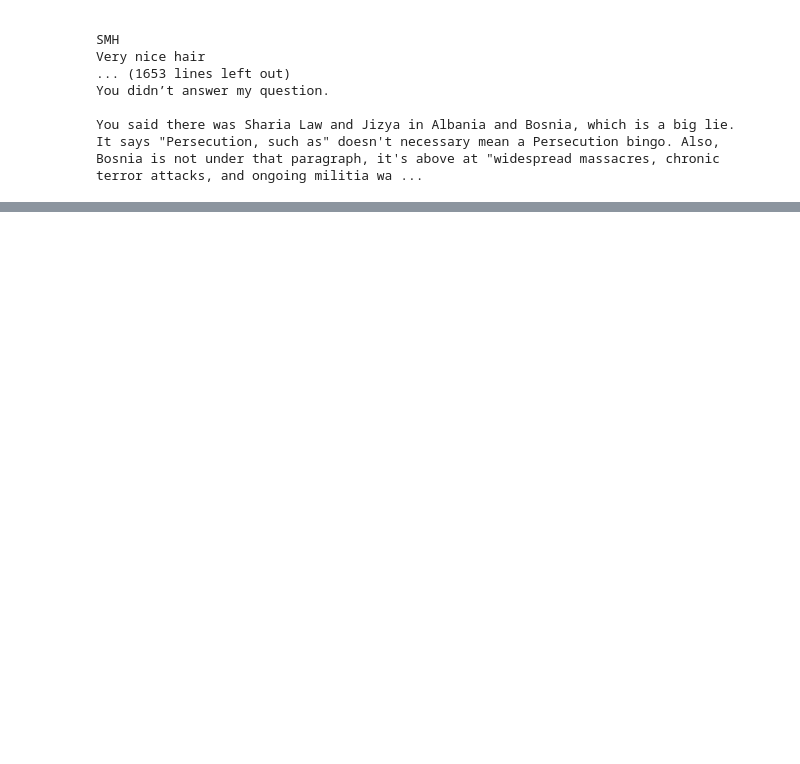
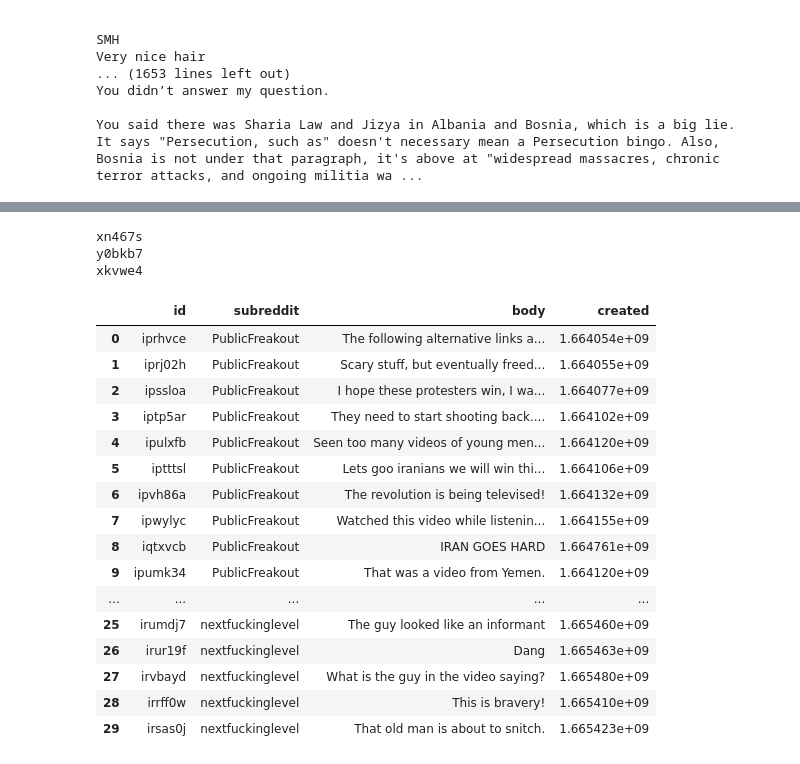
Before and after one commit to Extrieve/NLProject, a Jupyter notebook: Reddit/reddit_posts_and_corpus.ipynb, the cells around one changed output, grey strips where cells are left out. Cells and saved outputs as stored; diff of their text form; code cells hidden in the pictures; blank space fills up the shorter version.

Commit message:
Sample Reddit

```diff
--- a/Reddit/reddit_posts_and_corpus.ipynb
+++ b/Reddit/reddit_posts_and_corpus.ipynb
@@ -146,15 +126,3 @@ You said there was Sharia Law and Jizya in Albania and Bosnia, which is a big li
 It says "Persecution, such as" doesn't necessary mean a Persecution bingo. Also, Bosnia is not under that paragraph, it's above at "widespread massacres, chronic terror attacks, and ongoing militia wa ...
 # %%
 test_df =freespeech_df.copy()
-# %%
-
-test_comments = []
-for i in freespeech_df["id"]:
-    submission = reddit.submission(id=i)
-    submission.comments.replace_more(limit=None)
-    comment_queue = submission.comments[:]  # Seed with top-level
-    while comment_queue:
-        comment = comment_queue.pop(0)
-        test_comments.append(comment.body)
-        test_df["comments"] = test_comments
-        comment_queue.extend(comment.replies)
@@ -179,3 +129,43 @@ test_df
+# %%
+
+test_comments = []
+test_ids = freespeech_df.id.tolist()
+# take only first 3 ids
+test_ids = test_ids[0:3]
+for i in test_ids:
+    submission = reddit.submission(id=i)
+    # get all comments from submission
+    submission.comments.replace_more(limit=None)
+    for comment in submission.comments.list():
+        test_comments.append([comment.id, comment.subreddit, comment.body, comment.created])
+
+
+test_comments_df = pd.DataFrame(test_comments,columns=['id', 'subreddit', 'body', 'created',])
+test_comments_df.to_csv('test_comments.csv', index=False)
+# %% [output]
+xn467s
+y0bkb7
+xkvwe4
+# %%
+test_comments_df.head(30)
+# %% [output]
+|  | id | subreddit | body | created |
+| 0 | iprhvce | PublicFreakout | The following alternative links a... | 1.664054e+09 |
+| 1 | iprj02h | PublicFreakout | Scary stuff, but eventually freed... | 1.664055e+09 |
+| 2 | ipssloa | PublicFreakout | I hope these protesters win, I wa... | 1.664077e+09 |
+| 3 | iptp5ar | PublicFreakout | They need to start shooting back.... | 1.664102e+09 |
+| 4 | ipulxfb | PublicFreakout | Seen too many videos of young men... | 1.664120e+09 |
+| 5 | iptttsl | PublicFreakout | Lets goo iranians we will win thi... | 1.664106e+09 |
+| 6 | ipvh86a | PublicFreakout | The revolution is being televised! | 1.664132e+09 |
+| 7 | ipwylyc | PublicFreakout | Watched this video while listenin... | 1.664155e+09 |
+| 8 | iqtxvcb | PublicFreakout | IRAN GOES HARD | 1.664761e+09 |
+| 9 | ipumk34 | PublicFreakout | That was a video from Yemen. | 1.664120e+09 |
+| ... | ... | ... | ... | ... |
+| 25 | irumdj7 | nextfuckinglevel | The guy looked like an informant | 1.665460e+09 |
+| 26 | irur19f | nextfuckinglevel | Dang | 1.665463e+09 |
+| 27 | irvbayd | nextfuckinglevel | What is the guy in the video saying? | 1.665480e+09 |
+| 28 | irrff0w | nextfuckinglevel | This is bravery! | 1.665410e+09 |
+| 29 | irsas0j | nextfuckinglevel | That old man is about to snitch. | 1.665423e+09 |
 # %%
 import os
 
```
Also changed, not shown: parts of 4 cells of this notebook, 1 other file.
